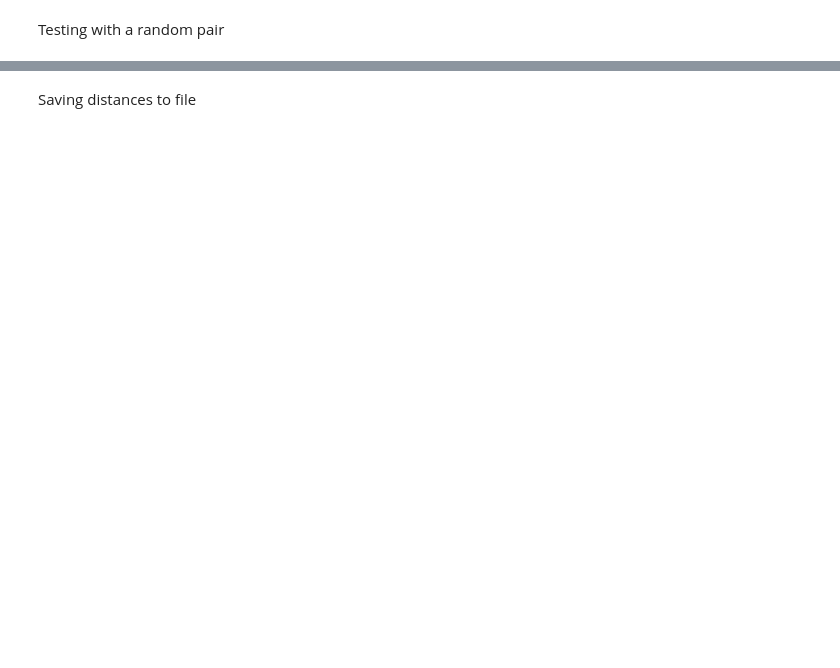
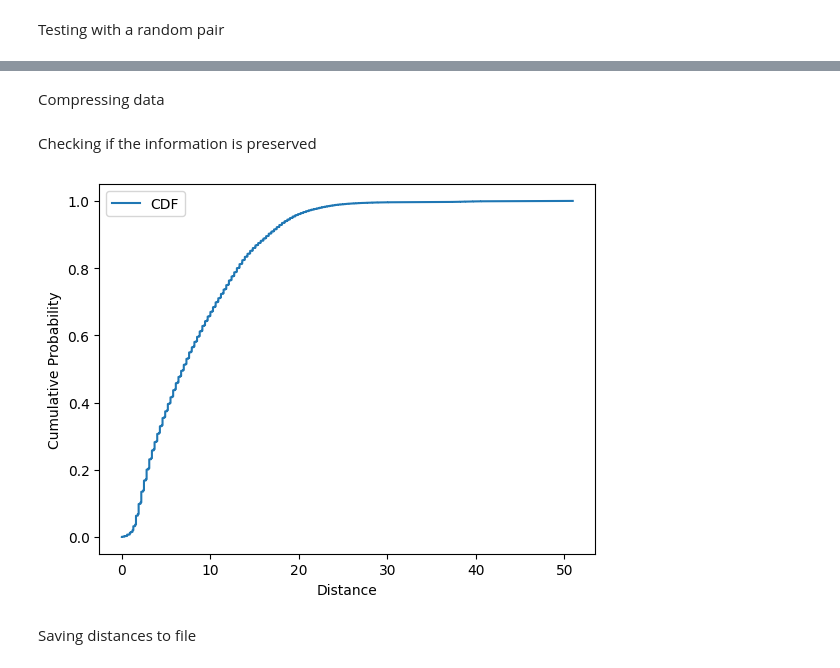
Before and after one commit to MathisNIV/GroovieLive, a Jupyter notebook: IA/Training/train.ipynb, the cells around one changed output, grey strips where cells are left out. Drawn from its saved outputs; the diff is of its cells as text; code cells hidden in the pictures; blank space fills up the shorter version.

Commit message:
added distances file to repo and compressed it

```diff
--- a/IA/Training/train.ipynb
+++ b/IA/Training/train.ipynb
@@ -144,3 +162,27 @@ print(f"Distance: {distance}; Score: {score}")
+# %% [markdown]
+Compressing data
+# %%
+window_size = 1000
+
+num_windows = len(sorted_distances) // window_size
+
+reshaped_array = sorted_distances[:num_windows * window_size].reshape(-1, window_size)
+
+averaged_array = np.mean(reshaped_array, axis=1)
+# %% [markdown]
+Checking if the information is preserved
+# %%
+cumulative_distribution_comp = np.arange(1, len(averaged_array) + 1) / len(averaged_array)
+
+plt.plot(averaged_array, cumulative_distribution_comp, label='CDF')
+
+plt.xlabel('Distance')
+plt.ylabel('Cumulative Probability')
+plt.legend()
+
+plt.show()
+# %% [output]
+[figure, added]
 # %% [markdown]
 Saving distances to file
 # %%
```
Also changed, not shown: parts of 6 cells of this notebook, 2 other files.
